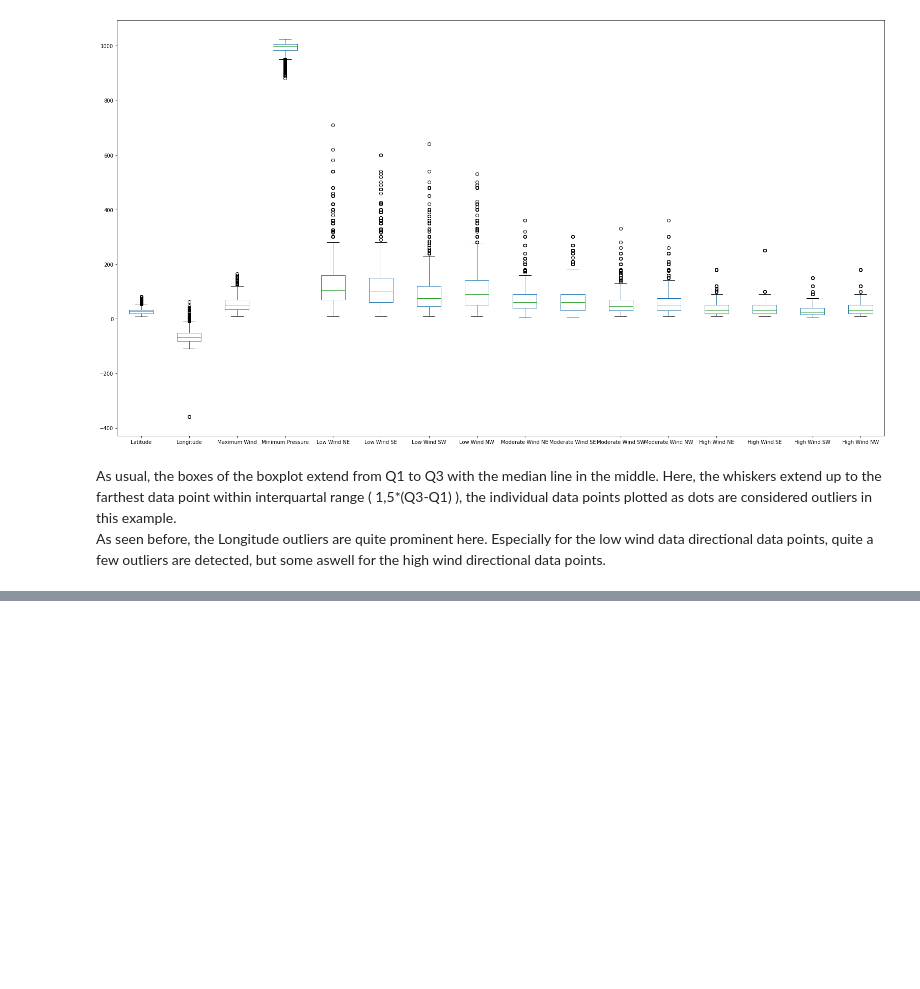
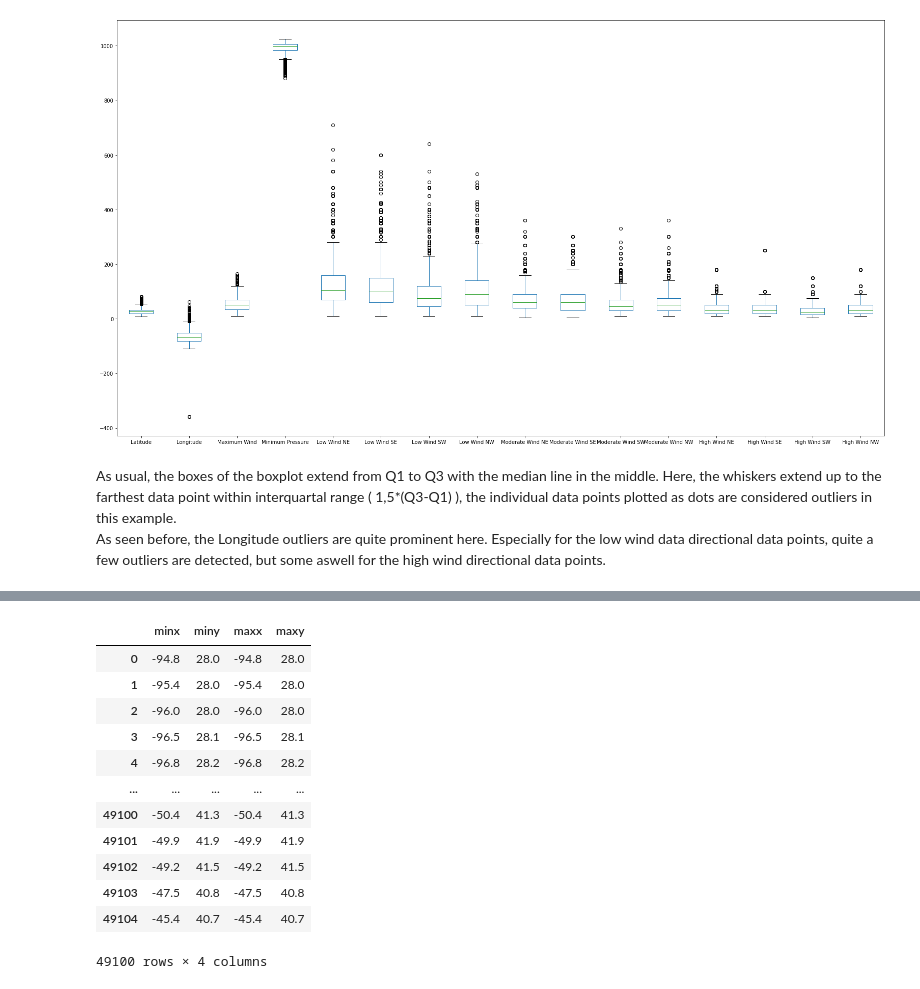
Before and after one commit to simon-donike/eot_machine_learning, a Jupyter notebook: hurricanes.ipynb, the cells around one changed output, grey strips where cells are left out. Saved outputs shown, nothing was run; the diff lists cells and outputs as text; code cells hidden in the pictures; blank space fills up the shorter version.

```diff
--- a/hurricanes.ipynb
+++ b/hurricanes.ipynb
@@ -229,0 +299,16 @@ As seen before, the Longitude outliers are quite prominent here. Especially for
+# %%
+gdf.bounds
+# %% [output]
+|  | minx | miny | maxx | maxy |
+| 0 | -94.8 | 28.0 | -94.8 | 28.0 |
+| 1 | -95.4 | 28.0 | -95.4 | 28.0 |
+| 2 | -96.0 | 28.0 | -96.0 | 28.0 |
+| 3 | -96.5 | 28.1 | -96.5 | 28.1 |
+| 4 | -96.8 | 28.2 | -96.8 | 28.2 |
+| ... | ... | ... | ... | ... |
+| 49100 | -50.4 | 41.3 | -50.4 | 41.3 |
+| 49101 | -49.9 | 41.9 | -49.9 | 41.9 |
+| 49102 | -49.2 | 41.5 | -49.2 | 41.5 |
+| 49103 | -47.5 | 40.8 | -47.5 | 40.8 |
+| 49104 | -45.4 | 40.7 | -45.4 | 40.7 |
+49100 rows × 4 columns
```
Also changed, not shown: parts of 8 cells of this notebook.
